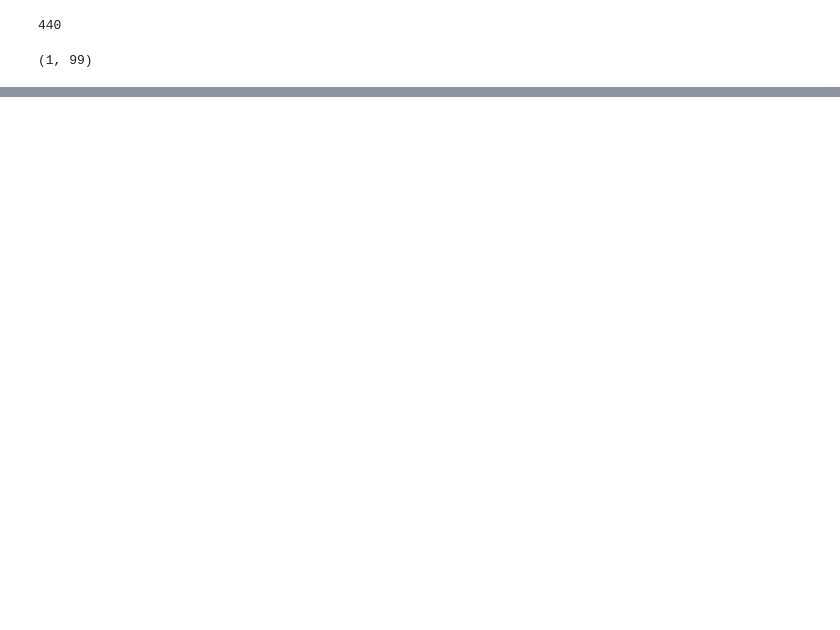
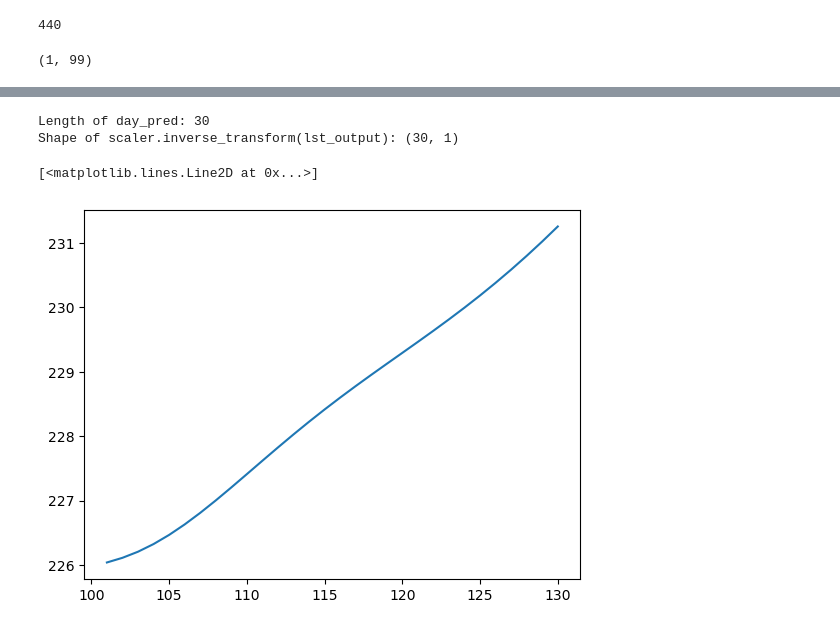
Before and after one commit to divesh0001/Stocks-God, a Jupyter notebook: predictor/predictor.ipynb, the cells around one changed output, grey strips where cells are left out. Drawn from its saved outputs; the diff is of its cells as text; code cells hidden in the pictures; blank space fills up the shorter version.

```diff
--- a/predictor/predictor.ipynb
+++ b/predictor/predictor.ipynb
@@ -360,3 +393,15 @@ len(df1)
+# %%
+# Check the lengths
+print(f"Length of day_pred: {len(day_pred)}")
+print(f"Shape of scaler.inverse_transform(lst_output): {scaler.inverse_transform(lst_output).shape}")
+
+# Adjust if needed
+plt.plot(day_pred[:len(lst_output)], scaler.inverse_transform(lst_output))
+# %% [output]
+Length of day_pred: 30
+Shape of scaler.inverse_transform(lst_output): (30, 1)
+[<matplotlib.lines.Line2D at 0x...>]
+[figure, added]
 # %%
 plt.plot(day_new,scaler.inverse_transform(df1[1156:]))
 plt.plot(day_pred,scaler.inverse_transform(lst_output))
```
Also changed, not shown: parts of 24 cells of this notebook, 8 other files.
